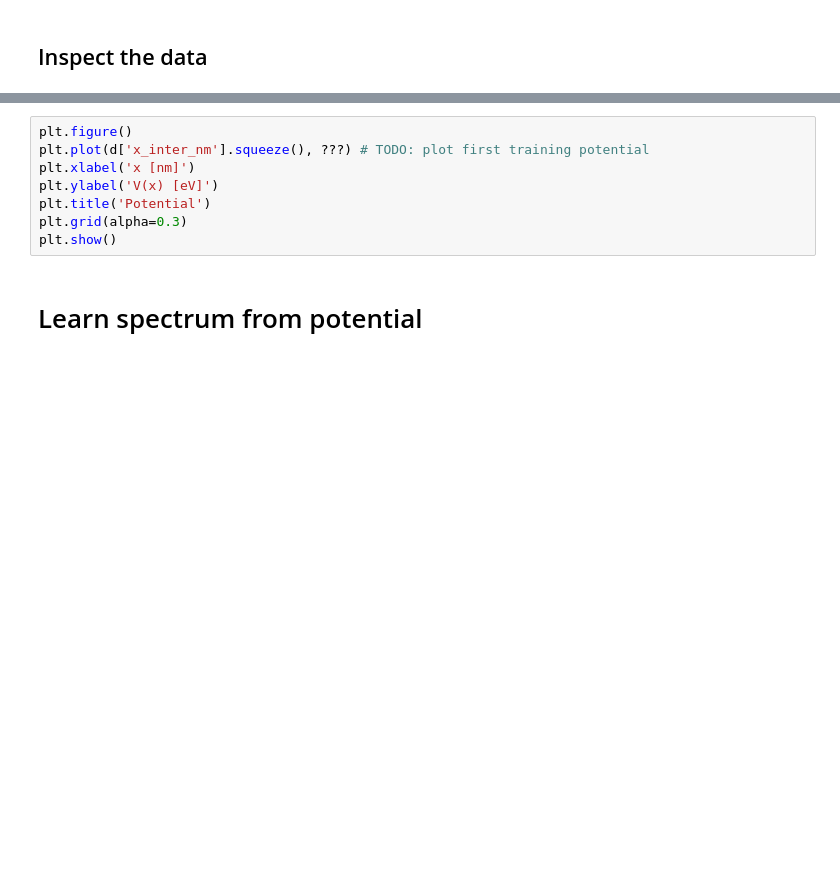
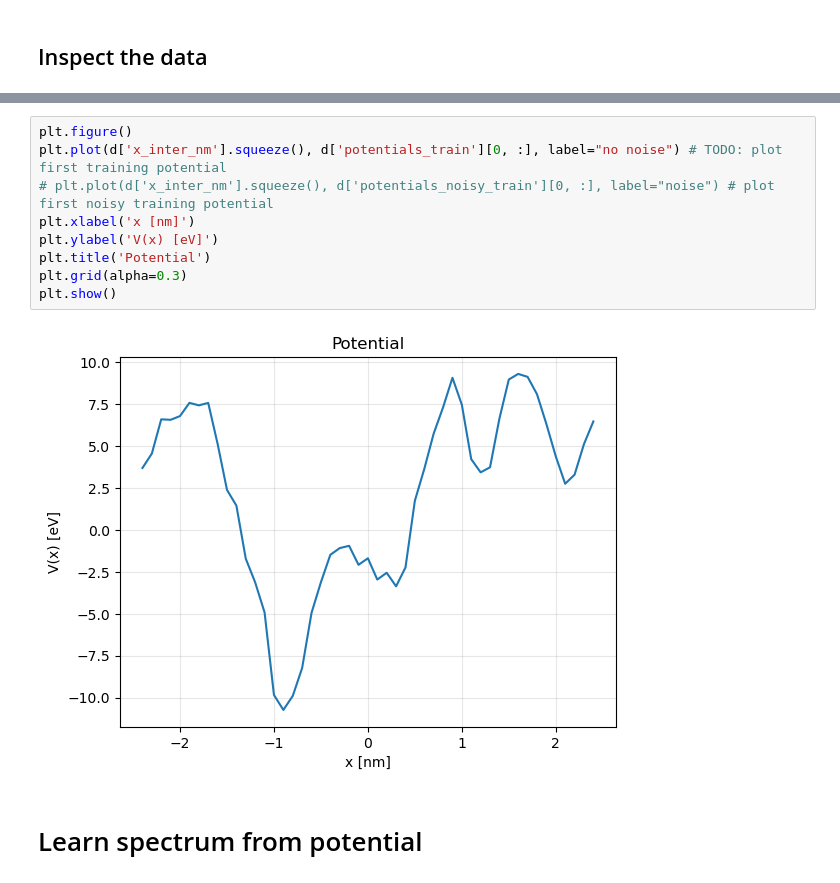
Before and after one commit to ScottMcHaffie/SH2150_assignments, a Jupyter notebook: assignment4/Assignment_4.ipynb, the cells around one changed output, grey strips where cells are left out. Saved outputs shown, nothing was run; the diff lists cells and outputs as text; blank space fills up the shorter version.

```diff
--- a/assignment4/Assignment_4.ipynb
+++ b/assignment4/Assignment_4.ipynb
@@ -36,11 +51,14 @@ print(d.keys(), ood.keys())
 # %%
 plt.figure()
-plt.plot(d['x_inter_nm'].squeeze(), ???) # TODO: plot first training potential
+plt.plot(d['x_inter_nm'].squeeze(), d['potentials_train'][0, :], label="no noise") # TODO: plot first training potential
+# plt.plot(d['x_inter_nm'].squeeze(), d['potentials_noisy_train'][0, :], label="noise") # plot first noisy training potential
 plt.xlabel('x [nm]')
 plt.ylabel('V(x) [eV]')
 plt.title('Potential')
 plt.grid(alpha=0.3)
 plt.show()
+# %% [output]
+[figure, added]
 # %% [markdown]
 # Learn spectrum from potential
 # %%
```
Also changed, not shown: parts of 3 cells of this notebook, 1 other file.
